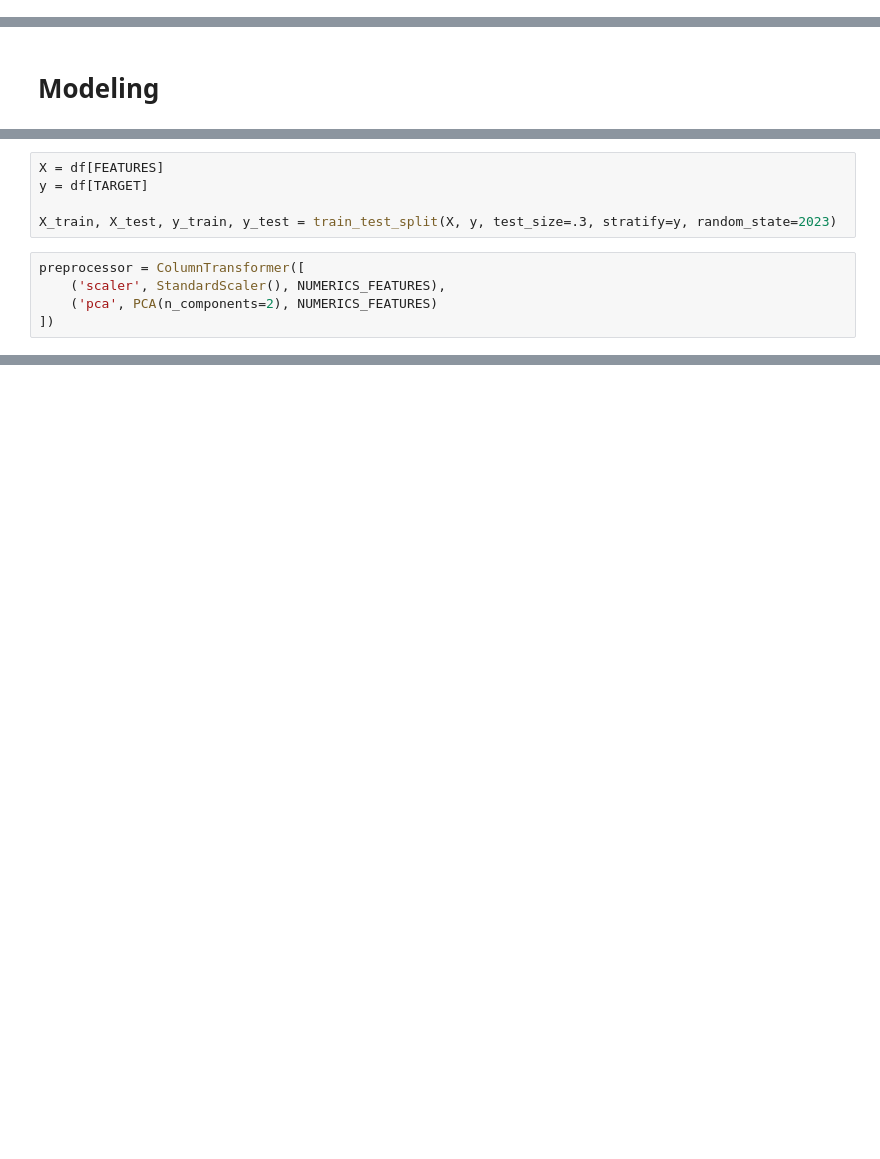
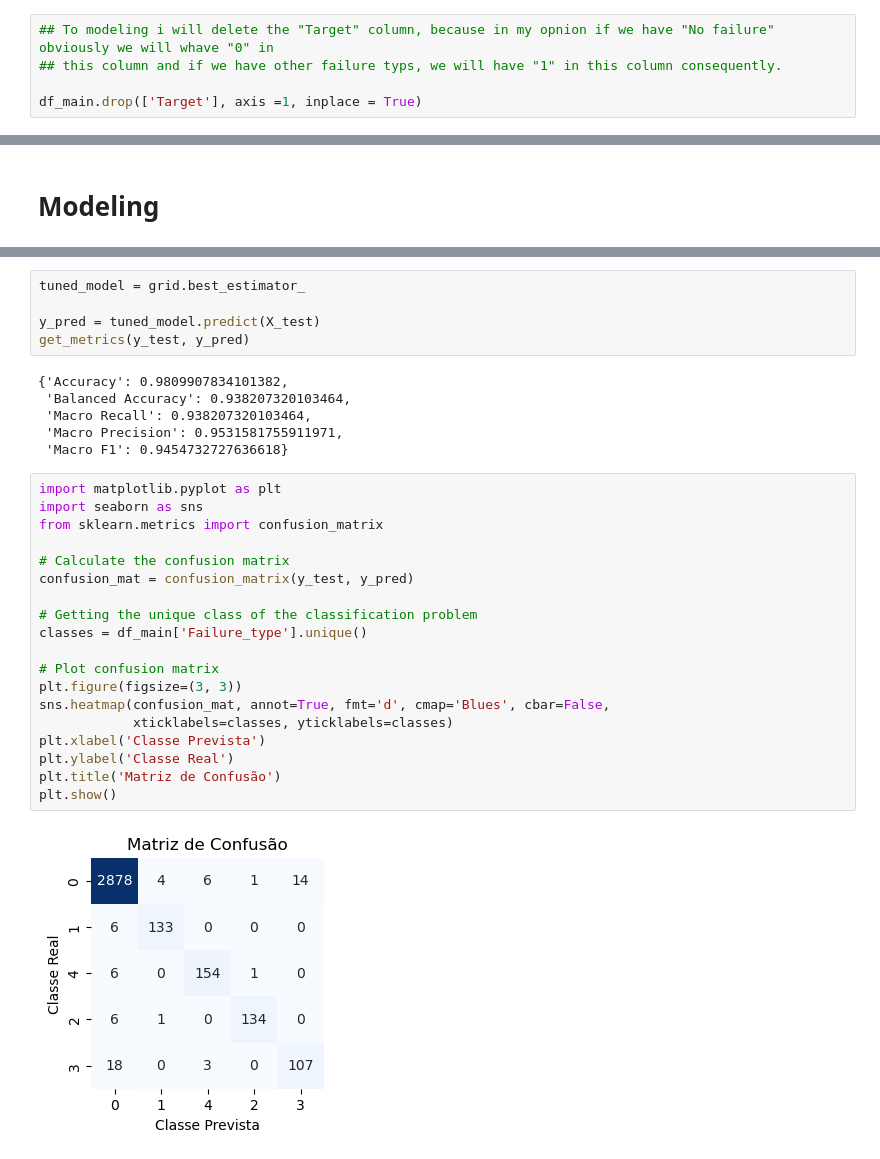
Before and after one commit to thales-vignoli/Failure-Classifier-to-Maintenance, a Jupyter notebook: predictive_maintenance.ipynb, the cells around one changed output, grey strips where cells are left out. Drawn from its saved outputs; the diff is of its cells as text; blank space fills up the shorter version.

```diff
--- a/predictive_maintenance.ipynb
+++ b/predictive_maintenance.ipynb
@@ -536,2 +536,7 @@ def get_metrics(y_true, y_pred):
     }
     return dict_metrics
+# %%
+## To modeling i will delete the "Target" column, because in my opnion if we have "No failure" obviously we will whave "0" in
+## this column and if we have other failure typs, we will have "1" in this column consequently.
+
+df_main.drop(['Target'], axis =1, inplace = True)
@@ -553,10 +572,0 @@ TARGET = ['Target', 'Failure_type']
-# %%
-X = df[FEATURES]
-y = df[TARGET]
-
-X_train, X_test, y_train, y_test = train_test_split(X, y, test_size=.3, stratify=y, random_state=2023)
-# %%
-preprocessor = ColumnTransformer([
-    ('scaler', StandardScaler(), NUMERICS_FEATURES),
-    ('pca', PCA(n_components=2), NUMERICS_FEATURES)
-])
@@ -690,0 +659,32 @@ weighted avg       0.98      0.98      0.98      3472
+# %%
+tuned_model = grid.best_estimator_
+
+y_pred = tuned_model.predict(X_test)
+get_metrics(y_test, y_pred)
+# %% [output]
+{'Accuracy': 0.9809907834101382,
+ 'Balanced Accuracy': 0.938207320103464,
+ 'Macro Recall': 0.938207320103464,
+ 'Macro Precision': 0.9531581755911971,
+ 'Macro F1': 0.9454732727636618}
+# %%
+import matplotlib.pyplot as plt
+import seaborn as sns
+from sklearn.metrics import confusion_matrix
+
+# Calculate the confusion matrix
+confusion_mat = confusion_matrix(y_test, y_pred)
+
+# Getting the unique class of the classification problem
+classes = df_main['Failure_type'].unique()
+
+# Plot confusion matrix
+plt.figure(figsize=(3, 3))
+sns.heatmap(confusion_mat, annot=True, fmt='d', cmap='Blues', cbar=False,
+            xticklabels=classes, yticklabels=classes)
+plt.xlabel('Classe Prevista')
+plt.ylabel('Classe Real')
+plt.title('Matriz de Confusão')
+plt.show()
+# %% [output]
+[figure, added]
```
Also changed, not shown: parts of 19 cells of this notebook.
